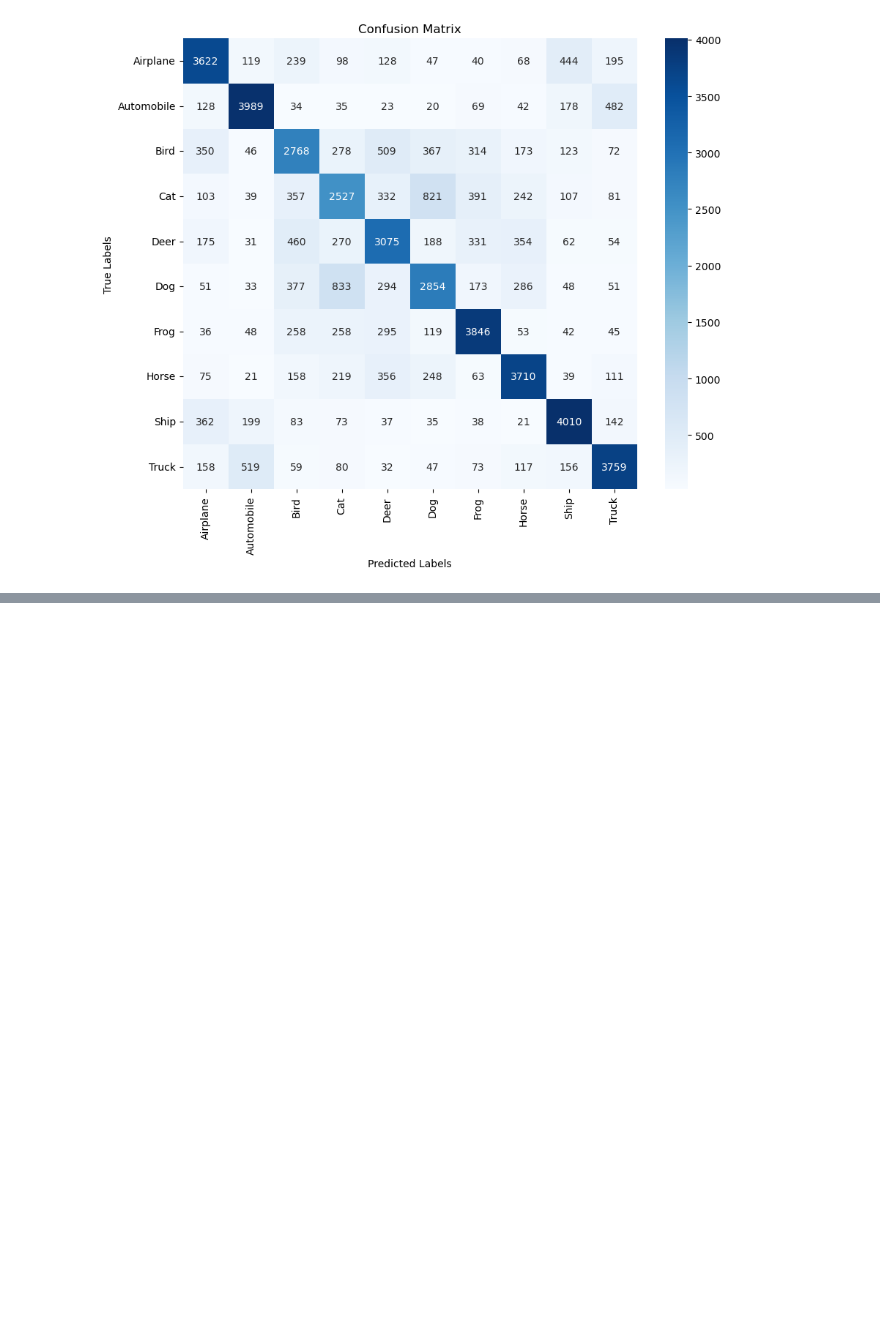
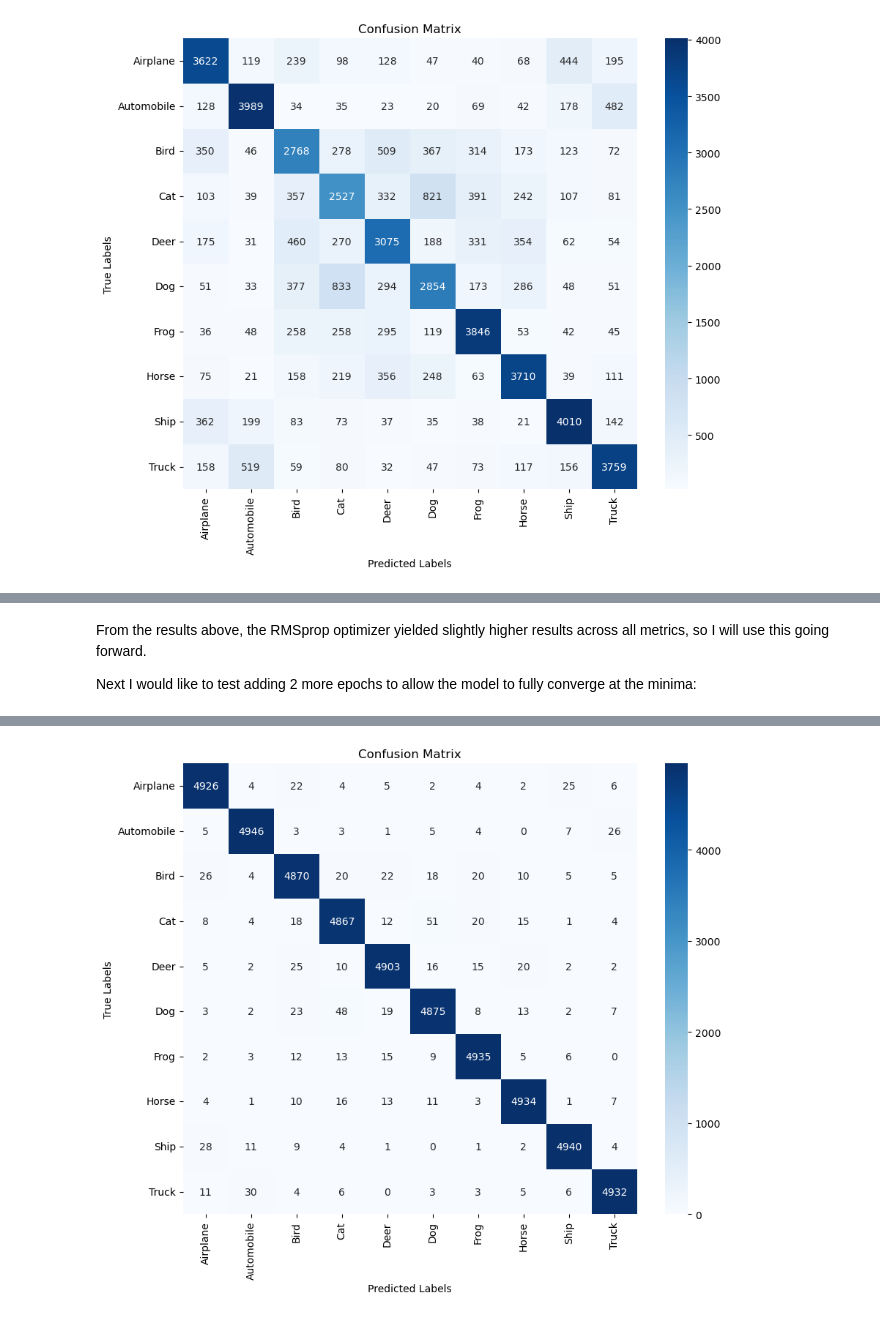
Before and after one commit to zcityuni/IN3063-coursework, a Jupyter notebook: Task2.ipynb, the cells around one changed output, grey strips where cells are left out. Saved outputs shown, nothing was run; the diff lists cells and outputs as text; code cells hidden in the pictures; blank space fills up the shorter version.

```diff
--- a/Task2.ipynb
+++ b/Task2.ipynb
@@ -428,0 +502,52 @@ Next I want to
+# %% [markdown]
+From the results above, the RMSprop optimizer yielded slightly higher results across all metrics, so I will use this going forward.
+
+Next I would like to test adding 2 more epochs to allow the model to fully converge at the minima:
+# %%
+final_model = CNN_Improved()
+final_optimizer = torch.optim.RMSprop(final_model.parameters(), lr=0.001)
+
+for epoch in range(10):
+        final_model.train()
+        running_loss = 0.0
+        correct = 0
+        total = 0
+
+        all_labels = []
+        all_predictions = []
+
+        for images, labels in train_loader:
+            labels = labels.squeeze(1)
+            outputs = final_model(images)
+            loss = criterion(outputs, labels)
+
+            final_optimizer.zero_grad()
+            loss.backward()
+            final_optimizer.step()
+
+            running_loss += loss.item()
+            _, predicted = torch.max(outputs.data, 1)
+
+            total += labels.size(0)
+            correct += (predicted == labels).sum().item()
+
+            all_labels.extend(labels.cpu().numpy())
+            all_predictions.extend(predicted.cpu().numpy())
+
+        precision = precision_score(all_labels, all_predictions, average='weighted')
+        recall = recall_score(all_labels, all_predictions, average='weighted')
+        f1 = f1_score(all_labels, all_predictions, average='weighted')
+
+        print(f"Epoch [{epoch+1}/10], Loss: {running_loss/len(train_loader):.4f}, Accuracy: {100 * correct / total:.2f}%")
+        print(f"Precision: {precision:.4f}, Recall: {recall:.4f}, F1 Score: {f1:.4f}")
+
+        if epoch == 9:
+            cm = confusion_matrix(all_labels, all_predictions, labels=range(10))
+
+            plt.figure(figsize=(10, 8))
+            sns.heatmap(cm, annot=True, fmt="d", cmap="Blues", xticklabels=class_names, yticklabels=class_names)
+            plt.xlabel("Predicted Labels")
+            plt.ylabel("True Labels")
+            plt.title("Confusion Matrix")
+            plt.show()
+# %% [output]
@@ -428,0 +574 @@ Next I want to
+[figure, added]
```
Also changed, not shown: parts of 5 cells of this notebook.
